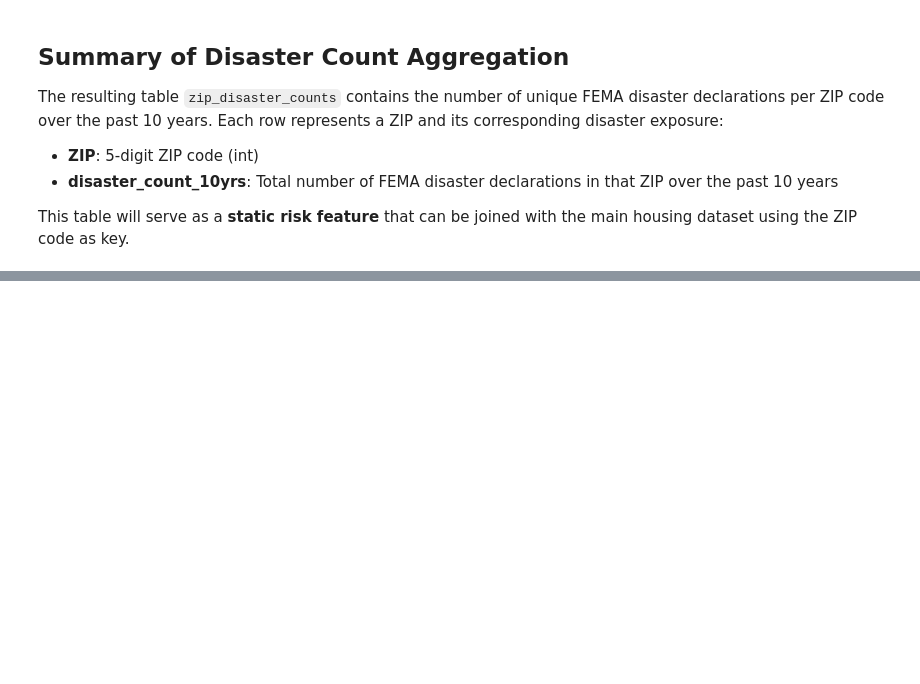
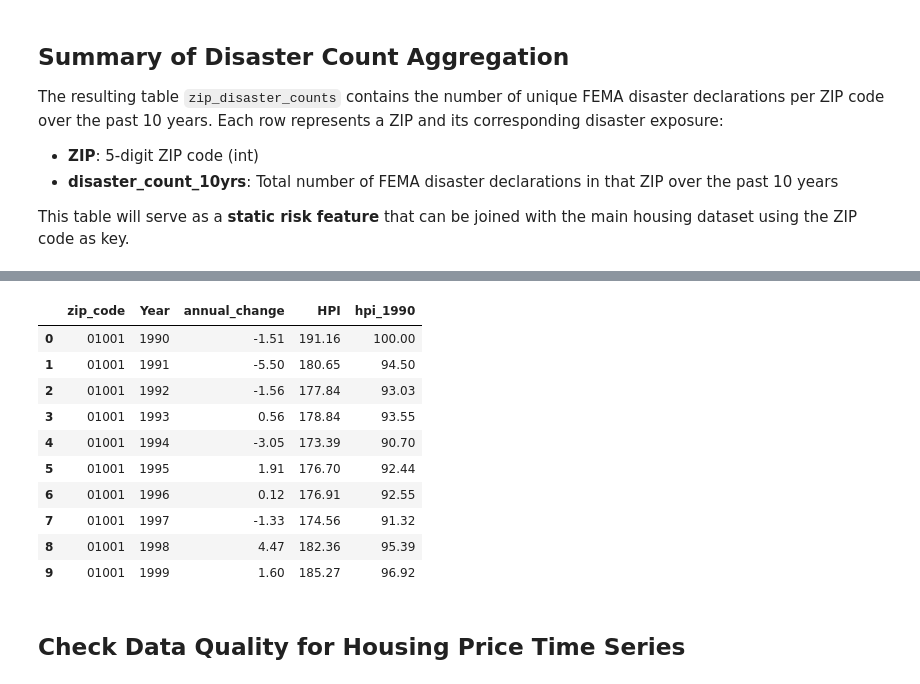
Before and after one commit to ypi9/HousingPricePrediction, a Jupyter notebook: Final_project.ipynb, the cells around one changed output, grey strips where cells are left out. Cells and saved outputs as stored; diff of their text form; code cells hidden in the pictures; blank space fills up the shorter version.

```diff
--- a/Final_project.ipynb
+++ b/Final_project.ipynb
@@ -682,0 +687,5 @@ This table will serve as a **static risk feature** that can be joined with the m
+# %%
+file_path = '/content/drive/MyDrive/hpi_at_bdl_zip5.csv'
+# Read the file
+hpi_df = pd.read_csv(file_path)
+hpi_df.info()
@@ -682,0 +713,19 @@ This table will serve as a **static risk feature** that can be joined with the m
+# %%
+# Drop meaningless columns
+columns_to_drop = ["HPI with 2000 base", "Unnamed: 6","Unnamed: 7","Unnamed: 8","Unnamed: 9","Unnamed: 10","Unnamed: 11","Unnamed: 12",]
+hpi_df = hpi_df.drop(columns=columns_to_drop)
+
+# Convert "Five-Digit ZIP Code" to string and rename the column to zip_code
+hpi_df["Five-Digit ZIP Code"] = hpi_df["Five-Digit ZIP Code"].apply(lambda x: f"{int(x):05}")
+hpi_df = hpi_df.rename(columns={"Five-Digit ZIP Code": "zip_code"})
+
+# Filter timeline from 1990-2020
+filtered_hpi_df = hpi_df[(hpi_df['Year'] >= 1990) & (hpi_df['Year'] <= 2020)]
+
+# Rename columns
+filtered_hpi_df = filtered_hpi_df.rename(columns={"Annual Change (%)": "annual_change"})
+filtered_hpi_df = filtered_hpi_df.rename(columns={"HPI with 1990 base": "hpi_1990"})
+
+
+filtered_hpi_df = filtered_hpi_df.reset_index(drop=True)
+filtered_hpi_df.info()
@@ -682,0 +745,16 @@ This table will serve as a **static risk feature** that can be joined with the m
+# %%
+filtered_hpi_df.head(10)
+# %% [output]
+|  | zip_code | Year | annual_change | HPI | hpi_1990 |
+| 0 | 01001 | 1990 | -1.51 | 191.16 | 100.00 |
+| 1 | 01001 | 1991 | -5.50 | 180.65 | 94.50 |
+| 2 | 01001 | 1992 | -1.56 | 177.84 | 93.03 |
+| 3 | 01001 | 1993 | 0.56 | 178.84 | 93.55 |
+| 4 | 01001 | 1994 | -3.05 | 173.39 | 90.70 |
+| 5 | 01001 | 1995 | 1.91 | 176.70 | 92.44 |
+| 6 | 01001 | 1996 | 0.12 | 176.91 | 92.55 |
+| 7 | 01001 | 1997 | -1.33 | 174.56 | 91.32 |
+| 8 | 01001 | 1998 | 4.47 | 182.36 | 95.39 |
+| 9 | 01001 | 1999 | 1.60 | 185.27 | 96.92 |
+# %% [markdown]
+## Check Data Quality for Housing Price Time Series
```
Also changed, not shown: parts of 14 cells of this notebook.
